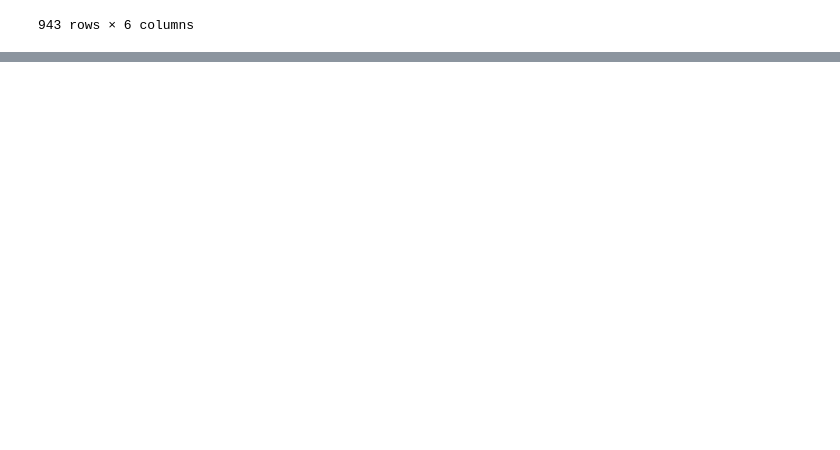
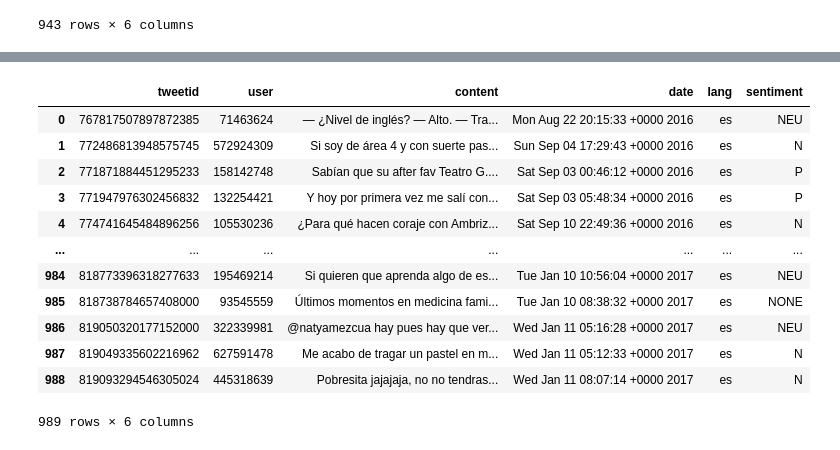
Before and after one commit to aarivera7/Extraxt-_XML, a Jupyter notebook: Extract_XML.ipynb, the cells around one changed output, grey strips where cells are left out. Drawn from its saved outputs; the diff is of its cells as text; code cells hidden in the pictures; blank space fills up the shorter version.

```diff
--- a/Extract_XML.ipynb
+++ b/Extract_XML.ipynb
@@ -7,0 +15,3 @@ dataUY = pd.read_xml('TASS2019_country_UY_train.xml')
+# %%
+documentMX = parse('data/TASS2019_country_MX_train.xml')
+print(documentMX)
@@ -7,0 +46,4 @@ dataUY = pd.read_xml('TASS2019_country_UY_train.xml')
+# %%
+sentimentMX = extraerSentimiento(documentMX)
+print(sentimentMX)
+print(len(sentimentMX))
@@ -71,0 +148,17 @@ dataUY
+# %%
+dataMX['sentiment'] = sentimentMX
+dataMX
+# %% [output]
+|  | tweetid | user | content | date | lang | sentiment |
+| 0 | 767817507897872385 | 71463624 | — ¿Nivel de inglés? — Alto. — Tra... | Mon Aug 22 20:15:33 +0000 2016 | es | NEU |
+| 1 | 772486813948575745 | 572924309 | Si soy de área 4 y con suerte pas... | Sun Sep 04 17:29:43 +0000 2016 | es | N |
+| 2 | 771871884451295233 | 158142748 | Sabían que su after fav Teatro G.... | Sat Sep 03 00:46:12 +0000 2016 | es | P |
+| 3 | 771947976302456832 | 132254421 | Y hoy por primera vez me salí con... | Sat Sep 03 05:48:34 +0000 2016 | es | P |
+| 4 | 774741645484896256 | 105530236 | ¿Para qué hacen coraje con Ambriz... | Sat Sep 10 22:49:36 +0000 2016 | es | N |
+| ... | ... | ... | ... | ... | ... | ... |
+| 984 | 818773396318277633 | 195469214 | Si quieren que aprenda algo de es... | Tue Jan 10 10:56:04 +0000 2017 | es | NEU |
+| 985 | 818738784657408000 | 93545559 | Últimos momentos en medicina fami... | Tue Jan 10 08:38:32 +0000 2017 | es | NONE |
+| 986 | 819050320177152000 | 322339981 | @natyamezcua hay pues hay que ver... | Wed Jan 11 05:16:28 +0000 2017 | es | NEU |
+| 987 | 819049335602216962 | 627591478 | Me acabo de tragar un pastel en m... | Wed Jan 11 05:12:33 +0000 2017 | es | N |
+| 988 | 819093294546305024 | 445318639 | Pobresita jajajaja, no no tendras... | Wed Jan 11 08:07:14 +0000 2017 | es | N |
+989 rows × 6 columns
```
Also changed, not shown: parts of 15 cells of this notebook, 4 other files.
